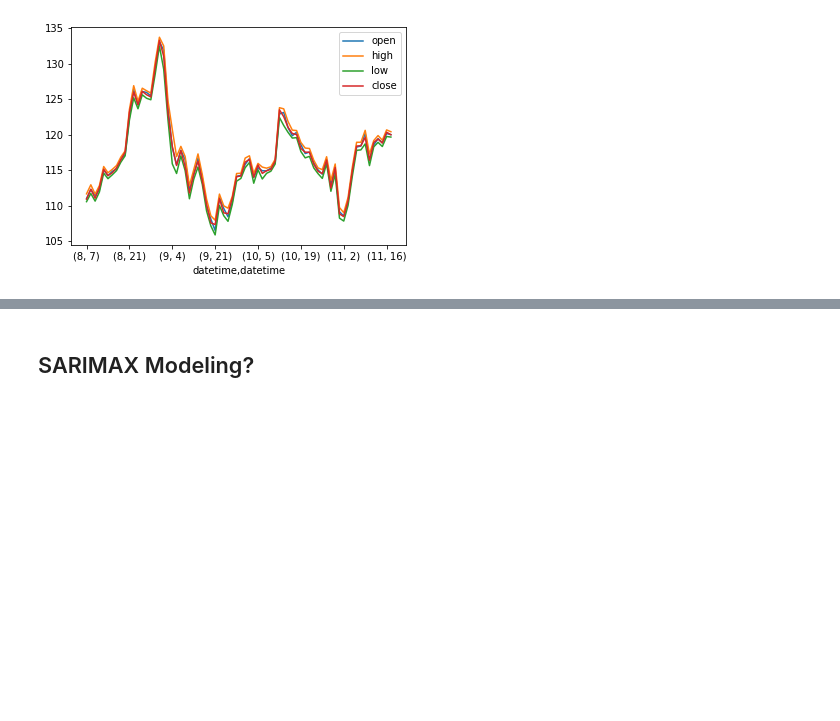
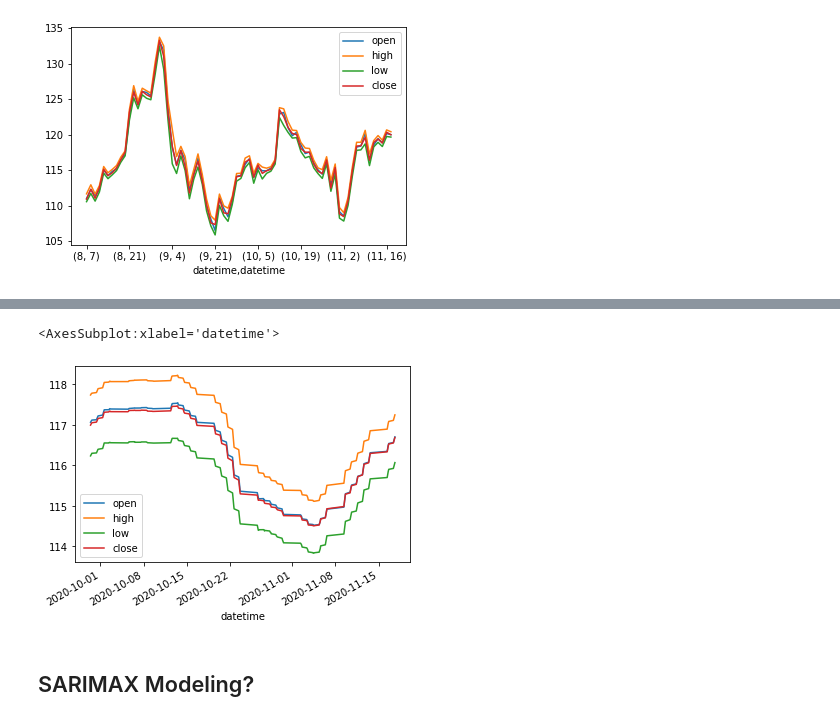
Before and after one commit to yunghanjeong/fitsnbits, a Jupyter notebook: notebooks/arma_model_test.ipynb, the cells around one changed output, grey strips where cells are left out. Saved outputs shown, nothing was run; the diff lists cells and outputs as text; code cells hidden in the pictures; blank space fills up the shorter version.

```diff
--- a/notebooks/arna_model_test.ipynb
+++ b/notebooks/arma_model_test.ipynb
@@ -38,3 +50,12 @@ df.head()
+# %%
+sale_df = df.loc[:,"open":"close"]
+# %%
+sale_ma = sale_df.rolling(window=250).mean() # 8 hour trading time
+# %%
+sale_ma.plot()
+# %% [output]
+<AxesSubplot:xlabel='datetime'>
+[figure, added]
 # %% [markdown]
 ## SARIMAX Modeling?
 # %%
```
Also changed, not shown: parts of 2 cells of this notebook, 5 other files.
